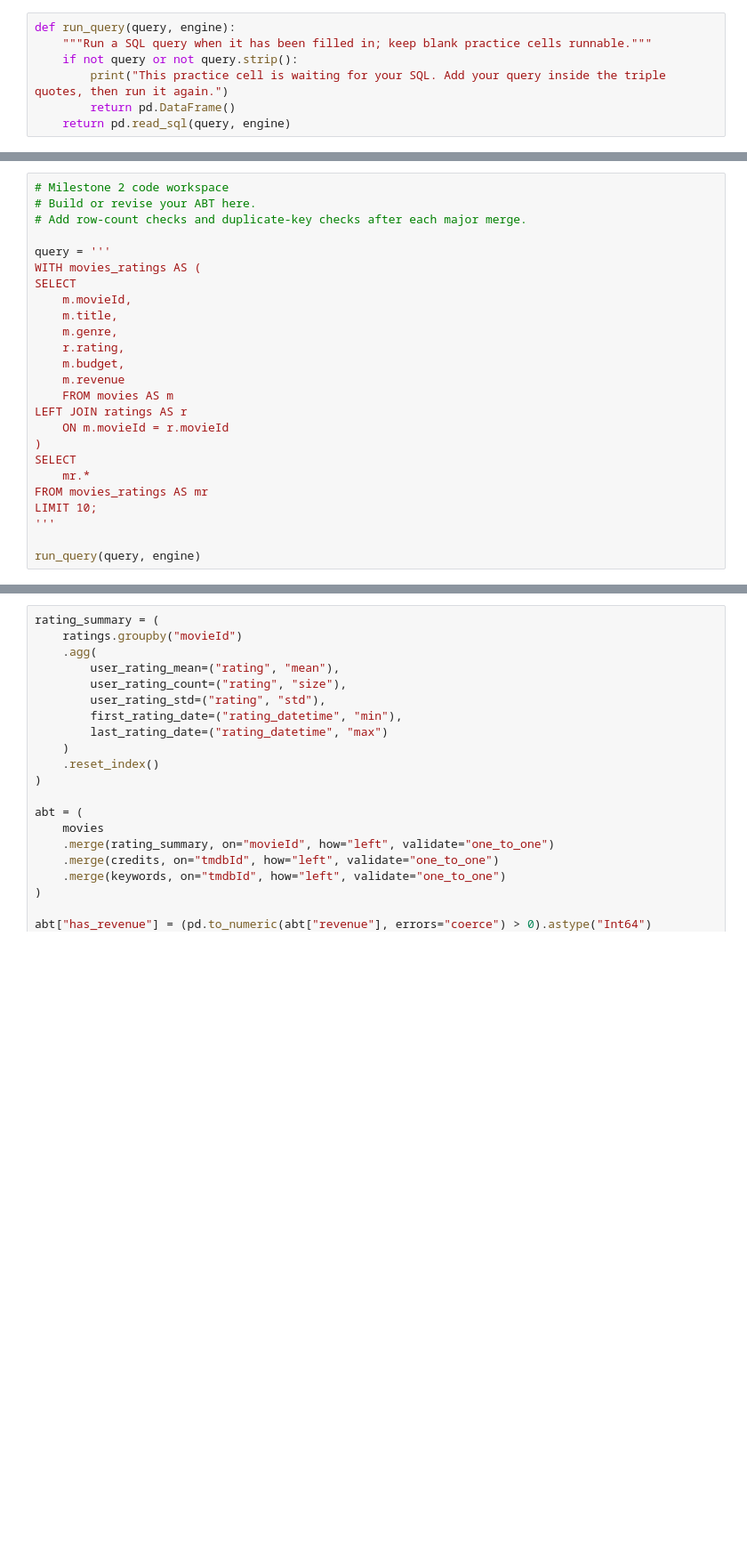
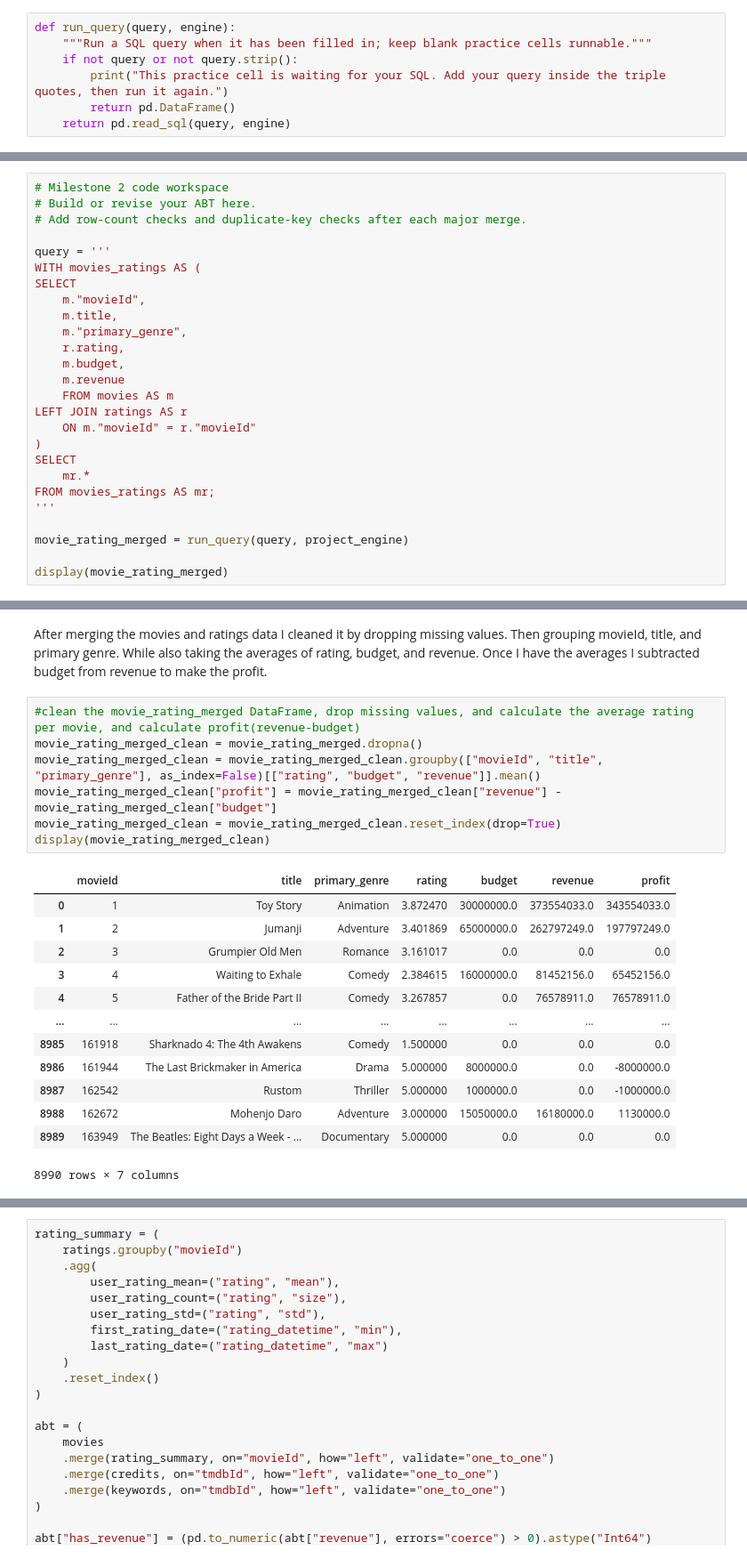
Before and after one commit to mlholg99/ban6003-project-movie-template-Meagan_Holguin, a Jupyter notebook: notebooks/movies_project_starter.ipynb, the cells around one changed output, grey strips where cells are left out. Shown at 89% size. Saved outputs shown, nothing was run; the diff lists cells and outputs as text; blank space fills up the shorter version.

```diff
--- a/notebooks/movies_project_starter.ipynb
+++ b/notebooks/movies_project_starter.ipynb
@@ -421,21 +472,22 @@ def run_query(query, engine):
 query = '''
 WITH movies_ratings AS (
 SELECT
-    m.movieId,
+    m."movieId",
     m.title,
-    m.genre,
+    m."primary_genre",
     r.rating,
     m.budget,
     m.revenue
     FROM movies AS m
 LEFT JOIN ratings AS r
-    ON m.movieId = r.movieId
+    ON m."movieId" = r."movieId"
 )
 SELECT
     mr.*
-FROM movies_ratings AS mr
-LIMIT 10;
+FROM movies_ratings AS mr;
 '''
 
-run_query(query, engine)
+movie_rating_merged = run_query(query, project_engine)
+
+display(movie_rating_merged)
 # %% [output]
@@ -442,0 +507,23 @@ NameError: name 'engine' is not defined
+# %% [markdown]
+After merging the movies and ratings data I cleaned it by dropping missing values. Then grouping movieId, title, and primary genre. While also taking the averages of rating, budget, and revenue. Once I have the averages I subtracted budget from revenue to make the profit.
+# %%
+#clean the movie_rating_merged DataFrame, drop missing values, and calculate the average rating per movie, and calculate profit(revenue-budget)
+movie_rating_merged_clean = movie_rating_merged.dropna()
+movie_rating_merged_clean = movie_rating_merged_clean.groupby(["movieId", "title", "primary_genre"], as_index=False)[["rating", "budget", "revenue"]].mean()
+movie_rating_merged_clean["profit"] = movie_rating_merged_clean["revenue"] - movie_rating_merged_clean["budget"]
+movie_rating_merged_clean = movie_rating_merged_clean.reset_index(drop=True)
+display(movie_rating_merged_clean)
+# %% [output]
+|  | movieId | title | primary_genre | rating | budget | revenue | profit |
+| 0 | 1 | Toy Story | Animation | 3.872470 | 30000000.0 | 373554033.0 | 343554033.0 |
+| 1 | 2 | Jumanji | Adventure | 3.401869 | 65000000.0 | 262797249.0 | 197797249.0 |
+| 2 | 3 | Grumpier Old Men | Romance | 3.161017 | 0.0 | 0.0 | 0.0 |
+| 3 | 4 | Waiting to Exhale | Comedy | 2.384615 | 16000000.0 | 81452156.0 | 65452156.0 |
+| 4 | 5 | Father of the Bride Part II | Comedy | 3.267857 | 0.0 | 76578911.0 | 76578911.0 |
+| ... | ... | ... | ... | ... | ... | ... | ... |
+| 8985 | 161918 | Sharknado 4: The 4th Awakens | Comedy | 1.500000 | 0.0 | 0.0 | 0.0 |
+| 8986 | 161944 | The Last Brickmaker in America | Drama | 5.000000 | 8000000.0 | 0.0 | -8000000.0 |
+| 8987 | 162542 | Rustom | Thriller | 5.000000 | 1000000.0 | 0.0 | -1000000.0 |
+| 8988 | 162672 | Mohenjo Daro | Adventure | 3.000000 | 15050000.0 | 16180000.0 | 1130000.0 |
+| 8989 | 163949 | The Beatles: Eight Days a Week - ... | Documentary | 5.000000 | 0.0 | 0.0 | 0.0 |
+8990 rows × 7 columns
```
Also changed, not shown: parts of 8 cells of this notebook.
